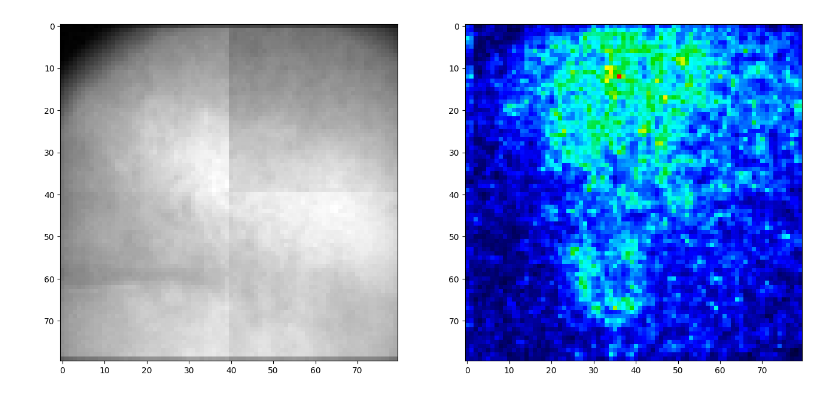
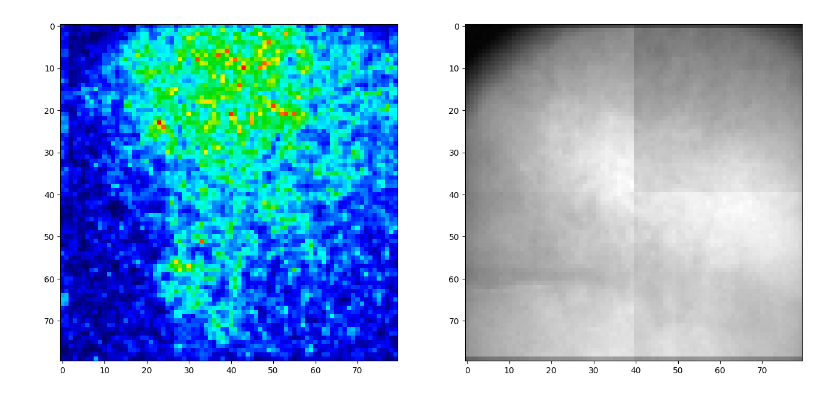
Before and after one commit to TianchengXu0420/ZDA_Adventure, a Jupyter notebook: 3x3Area.ipynb, the cells around one changed output. Saved outputs shown, nothing was run; the diff lists cells and outputs as text; code cells hidden in the pictures.

```diff
--- a/3x3Area.ipynb
+++ b/3x3Area.ipynb
@@ -12,7 +12,7 @@ from scipy.spatial.distance import cdist
 from scipy.signal import detrend
 # %%
 # Load the Data's directory.
-datadir = 'C:/Users/Kevin/Desktop/26-02-17/02_01_03.zda'
+datadir = 'C:/Users/Kevin/Desktop/26-02-17/02_01_01.zda'
 
 # Load the Tool Packages.
 dataLoader = DataLoader(datadir)
@@ -51,14 +51,14 @@ rli = rli.reshape(80, 80)
 # %%
 plt.subplots(1, 2, figsize=(16, 8))
 
 ax1 = plt.subplot(1, 2, 1)
-ax1.imshow(rli, cmap='gray')
+ax1.imshow(snr_map / np.max(snr_map), vmin=0, vmax=1, cmap=maps.colorbar())
 
 ax2 = plt.subplot(1, 2, 2)
-ax2.imshow(snr_map / np.max(snr_map), vmin=0, vmax=1, cmap=maps.colorbar())
+ax2.imshow(rli, cmap='gray')
 
 plt.show()
 # %% [output]
-[figure, old version]
+[figure, new version]
 # %%
 # Single Cell Identification.
```
Also changed, not shown: parts of 6 cells of this notebook.
